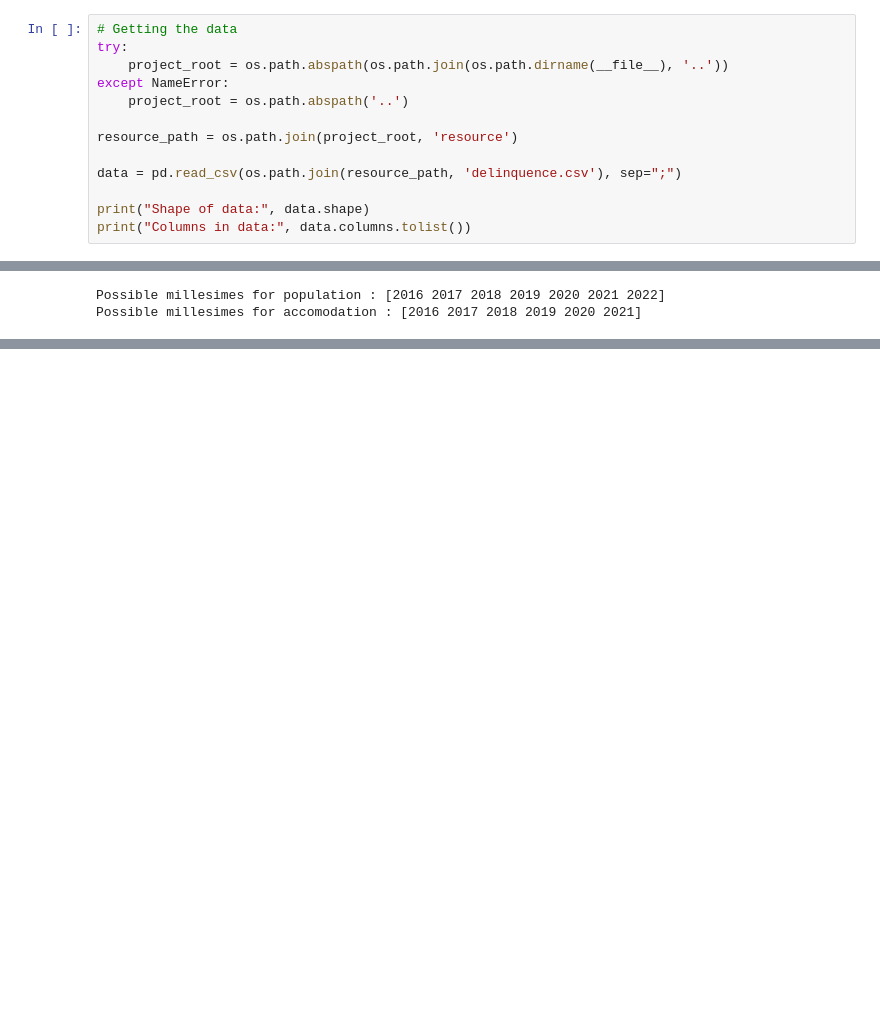
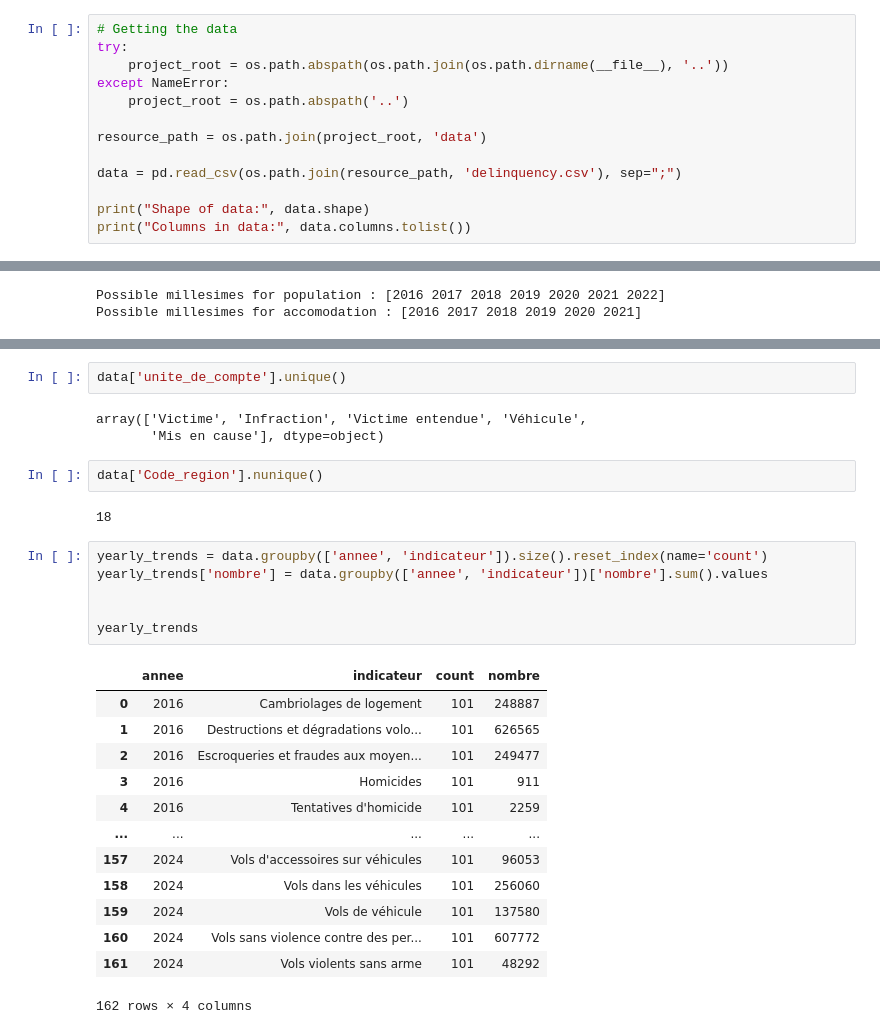
Before and after one commit to iri-rsl/Deliquency-Streamlit-Project, a Jupyter notebook: utils/preparing_data.ipynb, the cells around one changed output, grey strips where cells are left out. Saved outputs shown, nothing was run; the diff lists cells and outputs as text; blank space fills up the shorter version.

```diff
--- a/utils/preparing_data.ipynb
+++ b/utils/preparing_data.ipynb
@@ -19,9 +19,9 @@ try:
 except NameError:
     project_root = os.path.abspath('..')
 
-resource_path = os.path.join(project_root, 'resource')
+resource_path = os.path.join(project_root, 'data')
 
-data = pd.read_csv(os.path.join(resource_path, 'delinquence.csv'), sep=";")
+data = pd.read_csv(os.path.join(resource_path, 'delinquency.csv'), sep=";")
 
 print("Shape of data:", data.shape)
 print("Columns in data:", data.columns.tolist())
@@ -128,0 +198,29 @@ for year in data['insee_log_millesime'].unique():
+# %%
+data['unite_de_compte'].unique()
+# %% [output]
+array(['Victime', 'Infraction', 'Victime entendue', 'Véhicule',
+       'Mis en cause'], dtype=object)
+# %%
+data['Code_region'].nunique()
+# %% [output]
+18
+# %%
+yearly_trends = data.groupby(['annee', 'indicateur']).size().reset_index(name='count')
+yearly_trends['nombre'] = data.groupby(['annee', 'indicateur'])['nombre'].sum().values
+
+
+yearly_trends
+# %% [output]
+|  | annee | indicateur | count | nombre |
+| 0 | 2016 | Cambriolages de logement | 101 | 248887 |
+| 1 | 2016 | Destructions et dégradations volo... | 101 | 626565 |
+| 2 | 2016 | Escroqueries et fraudes aux moyen... | 101 | 249477 |
+| 3 | 2016 | Homicides | 101 | 911 |
+| 4 | 2016 | Tentatives d'homicide | 101 | 2259 |
+| ... | ... | ... | ... | ... |
+| 157 | 2024 | Vols d'accessoires sur véhicules | 101 | 96053 |
+| 158 | 2024 | Vols dans les véhicules | 101 | 256060 |
+| 159 | 2024 | Vols de véhicule | 101 | 137580 |
+| 160 | 2024 | Vols sans violence contre des per... | 101 | 607772 |
+| 161 | 2024 | Vols violents sans arme | 101 | 48292 |
+162 rows × 4 columns
```
Also changed, not shown: parts of 5 cells of this notebook, 12 other files.
